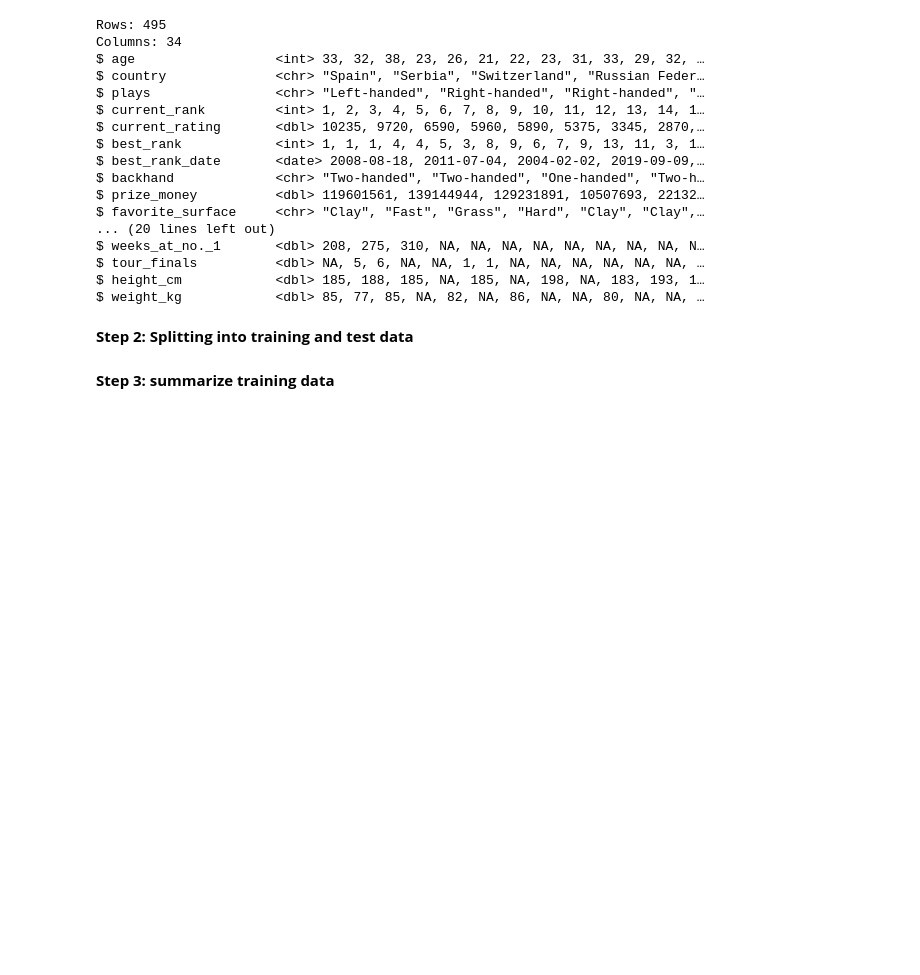
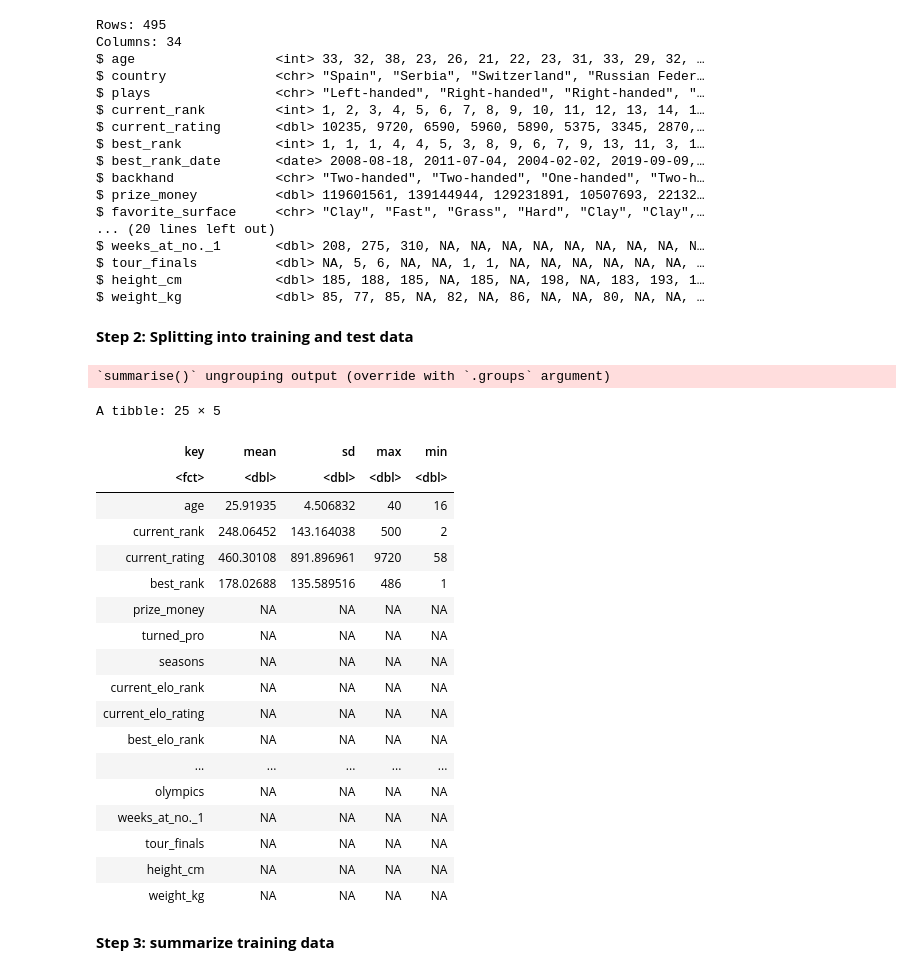
Before and after one commit to ZappyDoo/DSCIProject, a Jupyter notebook: project_proposal.ipynb, the cells around one changed output. Cells and saved outputs as stored; diff of their text form; code cells hidden in the pictures; blank space fills up the shorter version.

Commit message:
updated summary table

```diff
--- a/project_proposal.ipynb
+++ b/project_proposal.ipynb
@@ -118,6 +114,34 @@ set.seed(1)
 stats_split <- initial_split(tidy_player_stats, prop = 0.75, strata = current_rank)
 stats_training <- training(stats_split)
 stats_testing <- testing(stats_split)
+# %%
+stats_summary <- stats_training %>%
+        select_if(is.numeric) %>%
+        gather(factor_key = TRUE) %>%
+        group_by(key) %>%
+        summarise(mean = mean(value), sd = sd(value), max = max(value), min = min(value))
+stats_summary
+# %% [output]
+`summarise()` ungrouping output (override with `.groups` argument)
+A tibble: 25 × 5
+| key | mean | sd | max | min |
+| <fct> | <dbl> | <dbl> | <dbl> | <dbl> |
+| age | 25.91935 | 4.506832 | 40 | 16 |
+| current_rank | 248.06452 | 143.164038 | 500 | 2 |
+| current_rating | 460.30108 | 891.896961 | 9720 | 58 |
+| best_rank | 178.02688 | 135.589516 | 486 | 1 |
+| prize_money | NA | NA | NA | NA |
+| turned_pro | NA | NA | NA | NA |
+| seasons | NA | NA | NA | NA |
+| current_elo_rank | NA | NA | NA | NA |
+| current_elo_rating | NA | NA | NA | NA |
+| best_elo_rank | NA | NA | NA | NA |
+| ... | ... | ... | ... | ... |
+| olympics | NA | NA | NA | NA |
+| weeks_at_no._1 | NA | NA | NA | NA |
+| tour_finals | NA | NA | NA | NA |
+| height_cm | NA | NA | NA | NA |
+| weight_kg | NA | NA | NA | NA |
 # %% [markdown]
 **Step 3: summarize training data**
 # %%
```
Also changed, not shown: parts of 1 cell of this notebook, 1 other file.
